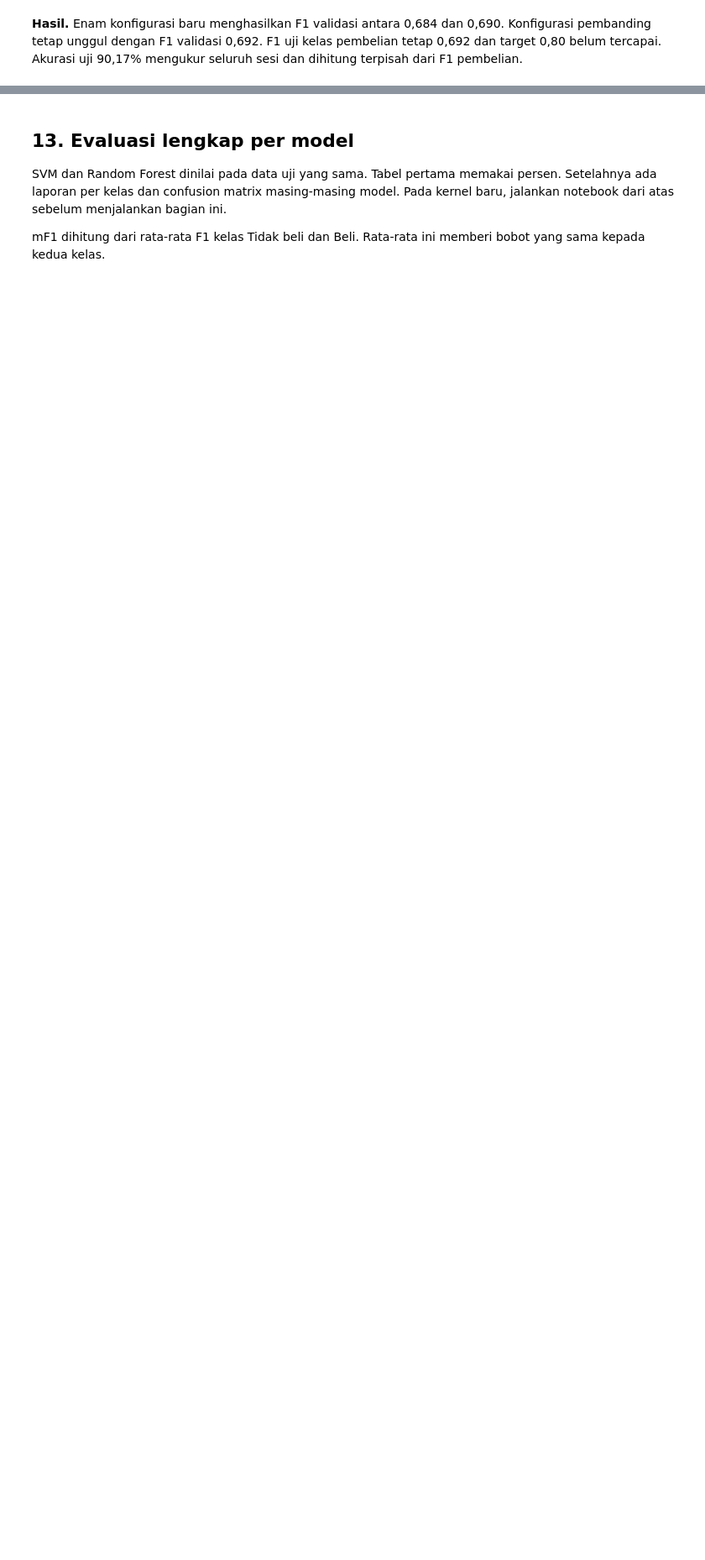
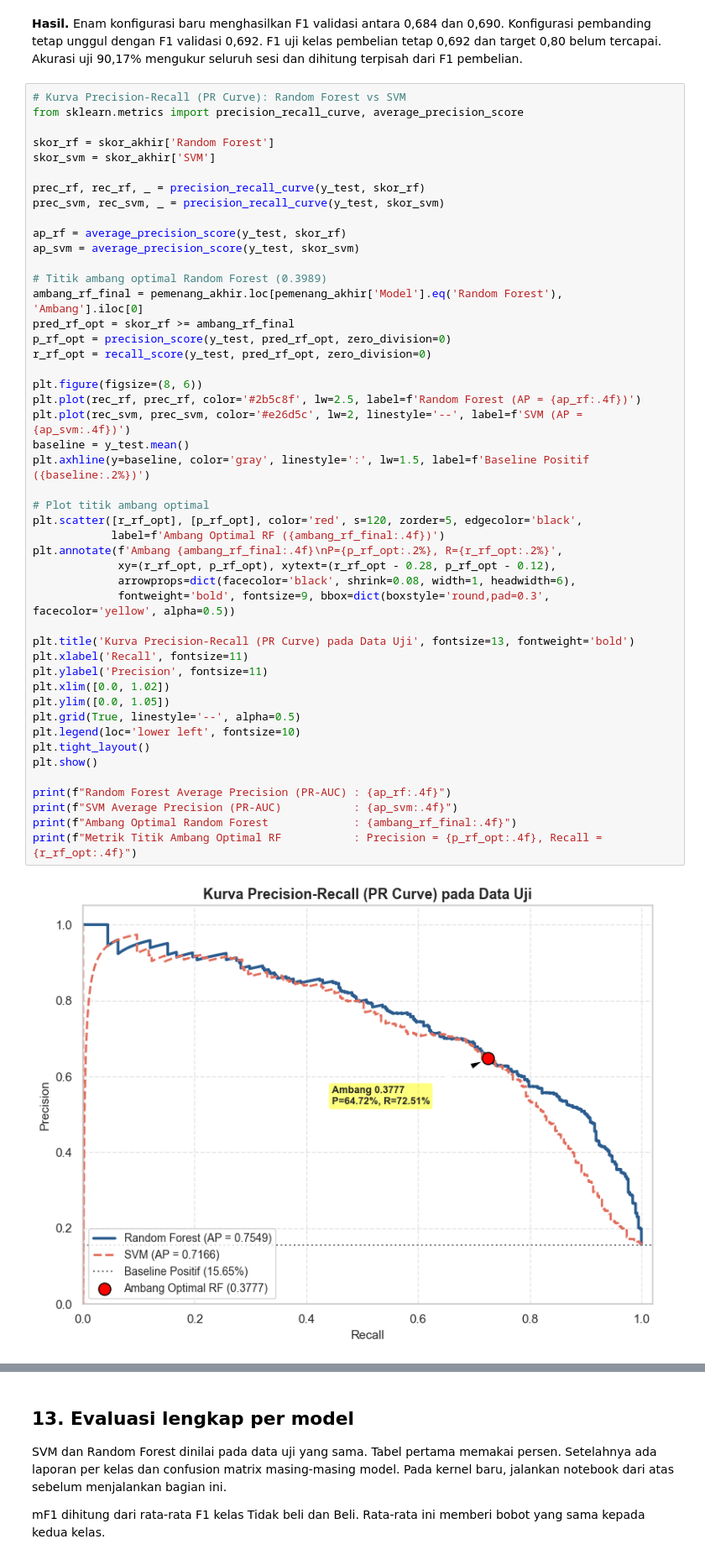
Before and after one commit to oktavianprstyd/MauArgonAtauAstra, a Jupyter notebook: notebook.ipynb, the cells around one changed output, grey strips where cells are left out. Shown at 84% size. Drawn from its saved outputs; the diff is of its cells as text; blank space fills up the shorter version.

```diff
--- a/notebook.ipynb
+++ b/notebook.ipynb
@@ -1210,2 +1302,51 @@ Konfigurasi terpilih: Pembanding
 # %% [markdown]
 **Hasil.** Enam konfigurasi baru menghasilkan F1 validasi antara 0,684 dan 0,690. Konfigurasi pembanding tetap unggul dengan F1 validasi 0,692. F1 uji kelas pembelian tetap 0,692 dan target 0,80 belum tercapai. Akurasi uji 90,17% mengukur seluruh sesi dan dihitung terpisah dari F1 pembelian.
+# %%
+# Kurva Precision-Recall (PR Curve): Random Forest vs SVM
+from sklearn.metrics import precision_recall_curve, average_precision_score
+
+skor_rf = skor_akhir['Random Forest']
+skor_svm = skor_akhir['SVM']
+
+prec_rf, rec_rf, _ = precision_recall_curve(y_test, skor_rf)
+prec_svm, rec_svm, _ = precision_recall_curve(y_test, skor_svm)
+
+ap_rf = average_precision_score(y_test, skor_rf)
+ap_svm = average_precision_score(y_test, skor_svm)
+
+# Titik ambang optimal Random Forest (0.3989)
+ambang_rf_final = pemenang_akhir.loc[pemenang_akhir['Model'].eq('Random Forest'), 'Ambang'].iloc[0]
+pred_rf_opt = skor_rf >= ambang_rf_final
+p_rf_opt = precision_score(y_test, pred_rf_opt, zero_division=0)
+r_rf_opt = recall_score(y_test, pred_rf_opt, zero_division=0)
+
+plt.figure(figsize=(8, 6))
+plt.plot(rec_rf, prec_rf, color='#2b5c8f', lw=2.5, label=f'Random Forest (AP = {ap_rf:.4f})')
+plt.plot(rec_svm, prec_svm, color='#e26d5c', lw=2, linestyle='--', label=f'SVM (AP = {ap_svm:.4f})')
+baseline = y_test.mean()
+plt.axhline(y=baseline, color='gray', linestyle=':', lw=1.5, label=f'Baseline Positif ({baseline:.2%})')
+
+# Plot titik ambang optimal
+plt.scatter([r_rf_opt], [p_rf_opt], color='red', s=120, zorder=5, edgecolor='black',
+            label=f'Ambang Optimal RF ({ambang_rf_final:.4f})')
+plt.annotate(f'Ambang {ambang_rf_final:.4f}\nP={p_rf_opt:.2%}, R={r_rf_opt:.2%}',
+             xy=(r_rf_opt, p_rf_opt), xytext=(r_rf_opt - 0.28, p_rf_opt - 0.12),
+             arrowprops=dict(facecolor='black', shrink=0.08, width=1, headwidth=6),
+             fontweight='bold', fontsize=9, bbox=dict(boxstyle='round,pad=0.3', facecolor='yellow', alpha=0.5))
+
+plt.title('Kurva Precision-Recall (PR Curve) pada Data Uji', fontsize=13, fontweight='bold')
+plt.xlabel('Recall', fontsize=11)
+plt.ylabel('Precision', fontsize=11)
+plt.xlim([0.0, 1.02])
+plt.ylim([0.0, 1.05])
+plt.grid(True, linestyle='--', alpha=0.5)
+plt.legend(loc='lower left', fontsize=10)
+plt.tight_layout()
+plt.show()
+
+print(f"Random Forest Average Precision (PR-AUC) : {ap_rf:.4f}")
+print(f"SVM Average Precision (PR-AUC)           : {ap_svm:.4f}")
+print(f"Ambang Optimal Random Forest             : {ambang_rf_final:.4f}")
+print(f"Metrik Titik Ambang Optimal RF           : Precision = {p_rf_opt:.4f}, Recall = {r_rf_opt:.4f}")
+# %% [output]
+[figure, added]
```
Also changed, not shown: parts of 31 cells of this notebook, 2 other files.
